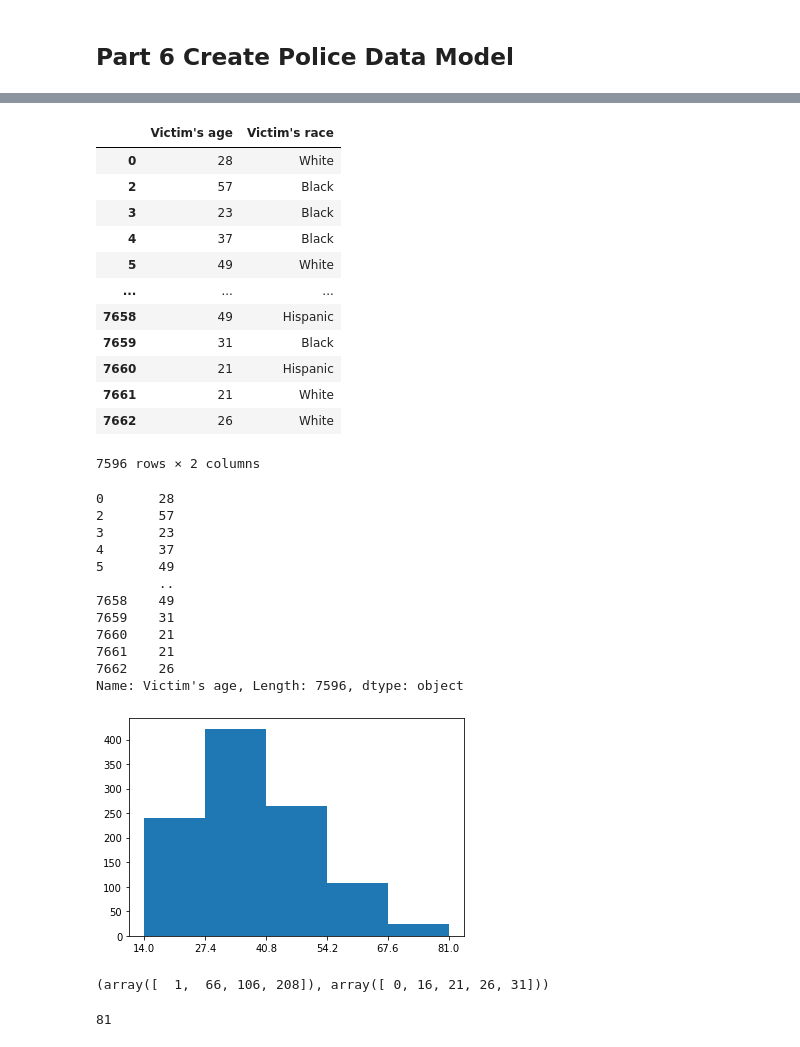
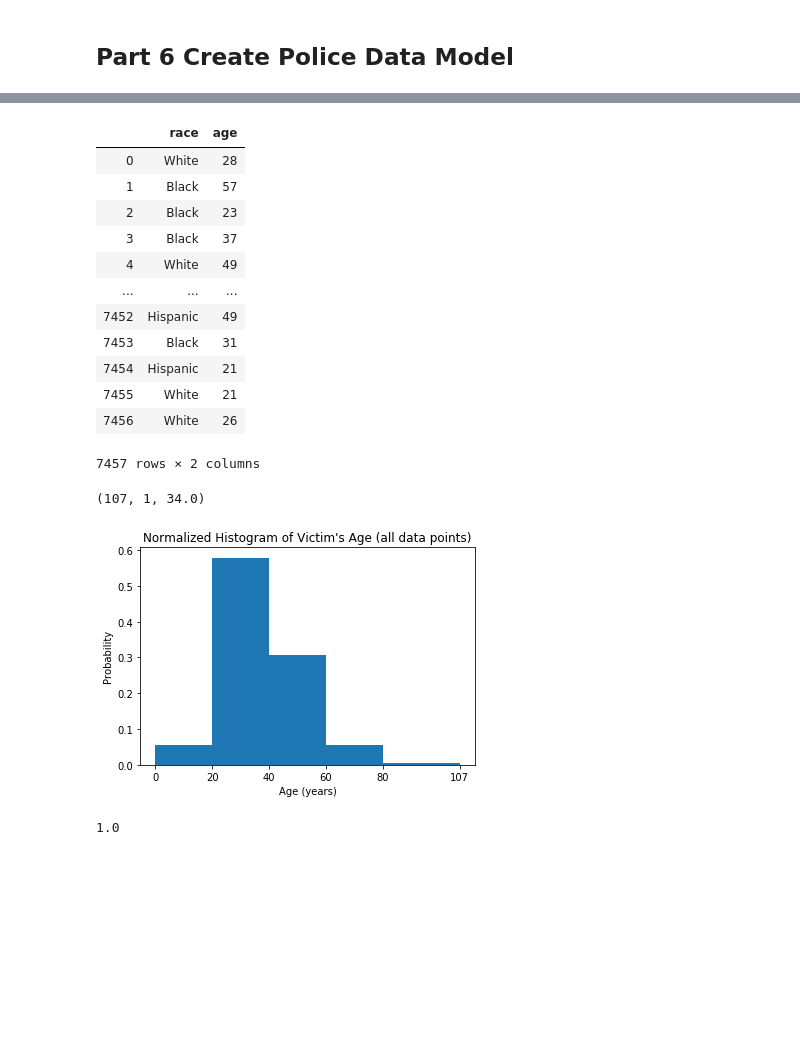
Before and after one commit to clylau/E205_HW1, a Jupyter notebook: hw1.ipynb, the cells around one changed output, grey strips where cells are left out. Drawn from its saved outputs; the diff is of its cells as text; code cells hidden in the pictures; blank space fills up the shorter version.

```diff
--- a/hw1.ipynb
+++ b/hw1.ipynb
@@ -195,20 +250,22 @@ with open('police_killings.csv') as csvfile:
 # %%
-policeData = pd.read_csv('police_killings.csv')
-policeData = policeData[['Victim\'s age', 'Victim\'s race']]
+policeData = pd.read_csv('police_killings_cleaned.csv')
+policeData = policeData[['race', 'age']]
 policeData = policeData.dropna(axis='rows')
+#policeData = policeData[policeData['Victim\'s age'] != "Unknown"]
+#ageVar = 'Victim\'s age'
 # %%
 policeData
 # %% [output]
-|  | Victim's age | Victim's race |
-| 0 | 28 | White |
-| 2 | 57 | Black |
-| 3 | 23 | Black |
-| 4 | 37 | Black |
-| 5 | 49 | White |
+|  | race | age |
+| 0 | White | 28 |
+| 1 | Black | 57 |
+| 2 | Black | 23 |
+| 3 | Black | 37 |
+| 4 | White | 49 |
 | ... | ... | ... |
-| 7658 | 49 | Hispanic |
-| 7659 | 31 | Black |
-| 7660 | 21 | Hispanic |
-| 7661 | 21 | White |
-| 7662 | 26 | White |
+| 7452 | Hispanic | 49 |
+| 7453 | Black | 31 |
+| 7454 | Hispanic | 21 |
+| 7455 | White | 21 |
+| 7456 | White | 26 |
-7596 rows × 2 columns
+7457 rows × 2 columns
@@ -219,31 +272,20 @@ age = np.fromstring(test, dtype=np.int, sep=',')
-# %%
-policeData['Victim\'s age']
-# %% [output]
-0       28
-2       57
-3       23
-4       37
-5       49
-        ..
-7658    49
-7659    31
-7660    21
-7661    21
-7662    26
-Name: Victim's age, Length: 7596, dtype: object
+# %%
+age = policeData['age'].to_numpy()
+# %%
+np.max(age), np.min(age), np.median(age)
+# %% [output]
+(107, 1, 34.0)
 # %%
 #plt.hist(age, bins = [0, 16, 21, 26, 31])
-[ageCount, ageEdges] = np.histogram(age, bins = 5)
-plt.hist(ageEdges[:-1], ageEdges, weights = ageCount)
+bins = np.array([0, 20, 40, 60, 80, np.max(age)])
+[ageCount, ageEdges] = np.histogram(age, bins = bins)
+plt.hist(ageEdges[:-1], ageEdges, weights = ageCount/policeData['age'].count())
 plt.xticks(ageEdges)
+plt.title("Normalized Histogram of Victim's Age (all data points)")
+plt.xlabel("Age (years)")
+plt.ylabel("Probability")
 plt.show()
+np.sum(ageCount/policeData['age'].count())
 # %% [output]
-[figure, old version]
+[figure, new version]
+1.0
-# %%
-np.histogram(age, bins = [0, 16, 21, 26, 31])
-# %% [output]
-(array([  1,  66, 106, 208]), array([ 0, 16, 21, 26, 31]))
-# %%
-np.max(age)
-# %% [output]
-81
```
Also changed, not shown: parts of 40 cells of this notebook.
